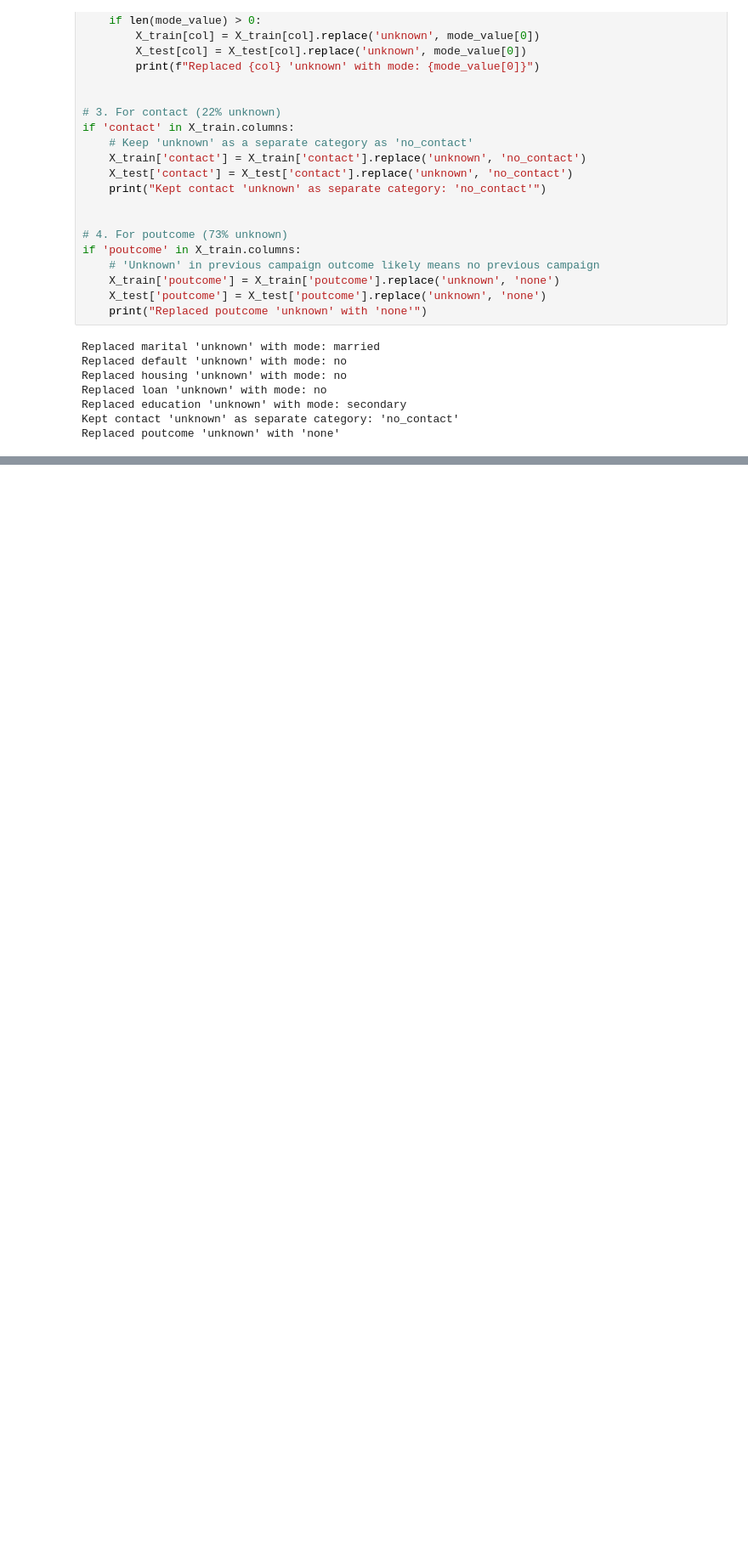
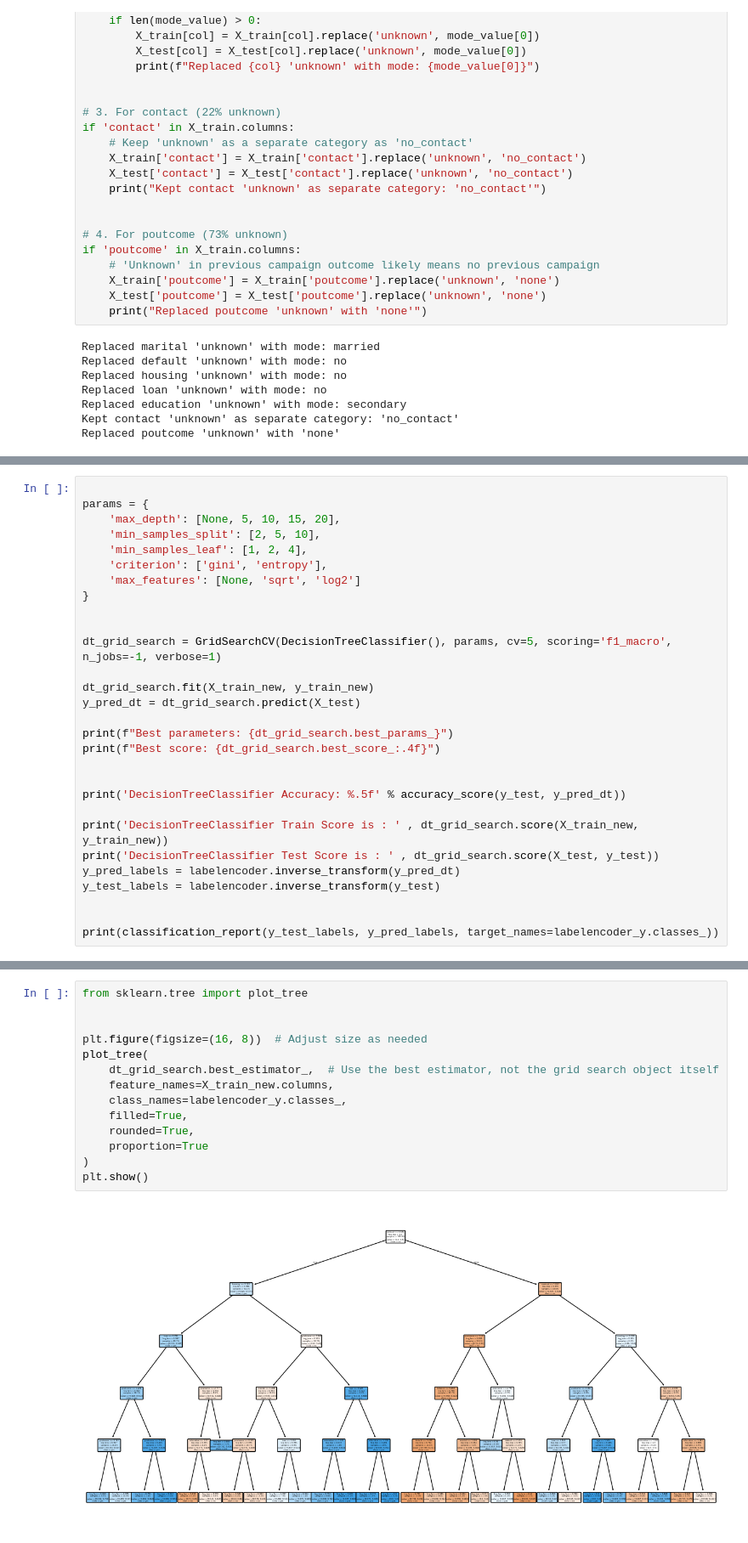
Before and after one commit to vanshj22/UNSW-Courses, a Jupyter notebook: DATA9001-FDS/Assignment 3/bank_term_deposit_classifier.ipynb, the cells around one changed output, grey strips where cells are left out. Shown at 85% size. Drawn from its saved outputs; the diff is of its cells as text; blank space fills up the shorter version.

```diff
--- a/DATA9001-FDS/Assignment 3/bank_term_deposit_classifier.ipynb
+++ b/DATA9001-FDS/Assignment 3/bank_term_deposit_classifier.ipynb
@@ -336,0 +356,29 @@ for col in X_test.select_dtypes(include='object').columns:
+# %%
+
+params = {
+    'max_depth': [None, 5, 10, 15, 20],
+    'min_samples_split': [2, 5, 10],
+    'min_samples_leaf': [1, 2, 4],
+    'criterion': ['gini', 'entropy'],
+    'max_features': [None, 'sqrt', 'log2']
+}
+
+
+dt_grid_search = GridSearchCV(DecisionTreeClassifier(), params, cv=5, scoring='f1_macro', n_jobs=-1, verbose=1)
+
+dt_grid_search.fit(X_train_new, y_train_new)
+y_pred_dt = dt_grid_search.predict(X_test)
+
+print(f"Best parameters: {dt_grid_search.best_params_}")
+print(f"Best score: {dt_grid_search.best_score_:.4f}")
+
+
+print('DecisionTreeClassifier Accuracy: %.5f' % accuracy_score(y_test, y_pred_dt))
+
+print('DecisionTreeClassifier Train Score is : ' , dt_grid_search.score(X_train_new, y_train_new))
+print('DecisionTreeClassifier Test Score is : ' , dt_grid_search.score(X_test, y_test))
+y_pred_labels = labelencoder.inverse_transform(y_pred_dt)
+y_test_labels = labelencoder.inverse_transform(y_test)
+
+
+print(classification_report(y_test_labels, y_pred_labels, target_names=labelencoder_y.classes_))
@@ -441,0 +479,16 @@ plt.show()
+# %%
+from sklearn.tree import plot_tree
+
+
+plt.figure(figsize=(16, 8))  # Adjust size as needed
+plot_tree(
+    dt_grid_search.best_estimator_,  # Use the best estimator, not the grid search object itself
+    feature_names=X_train_new.columns,
+    class_names=labelencoder_y.classes_,
+    filled=True,
+    rounded=True,
+    proportion=True
+)
+plt.show()
+# %% [output]
+[figure, added]
```
Also changed, not shown: parts of 15 cells of this notebook, 3 other files.
